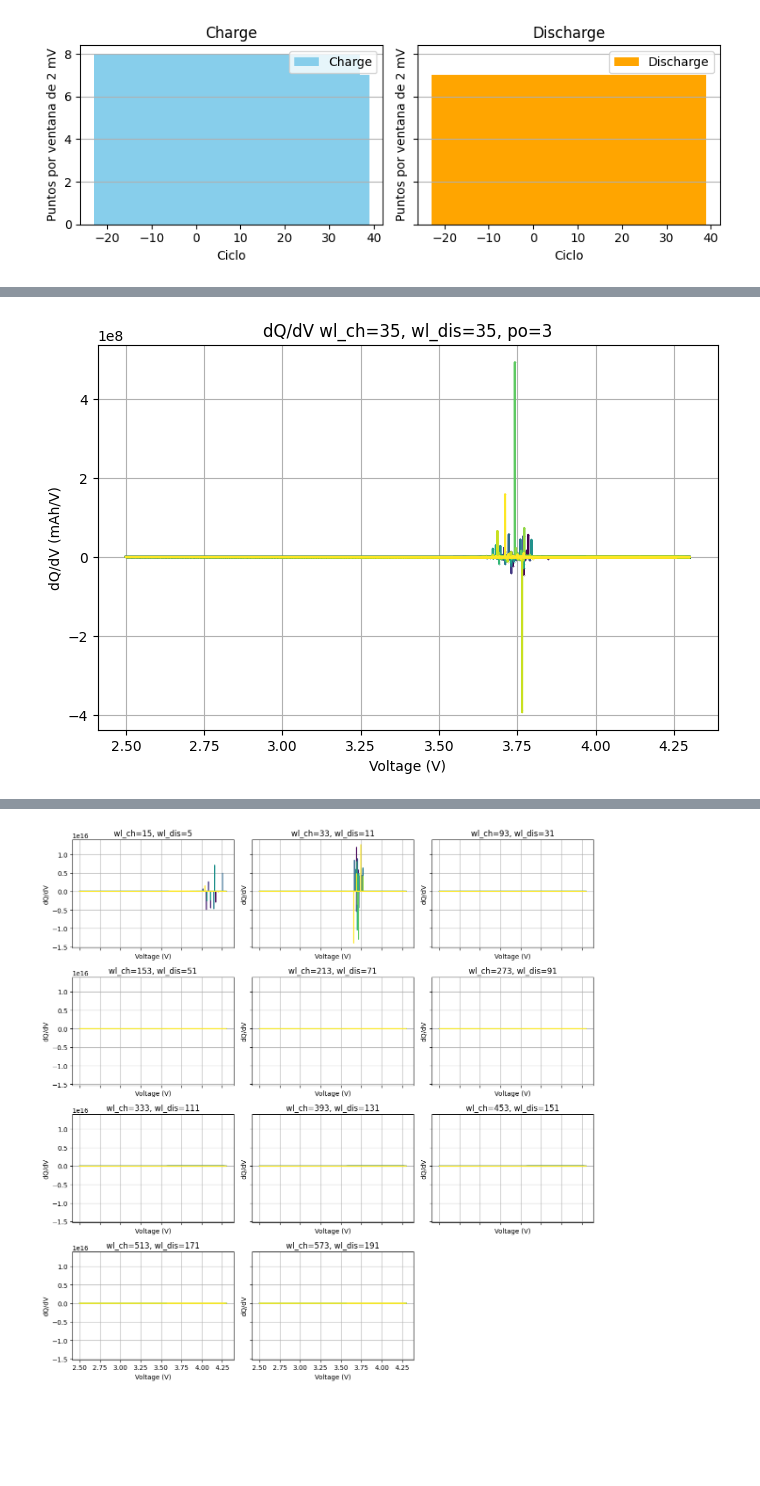
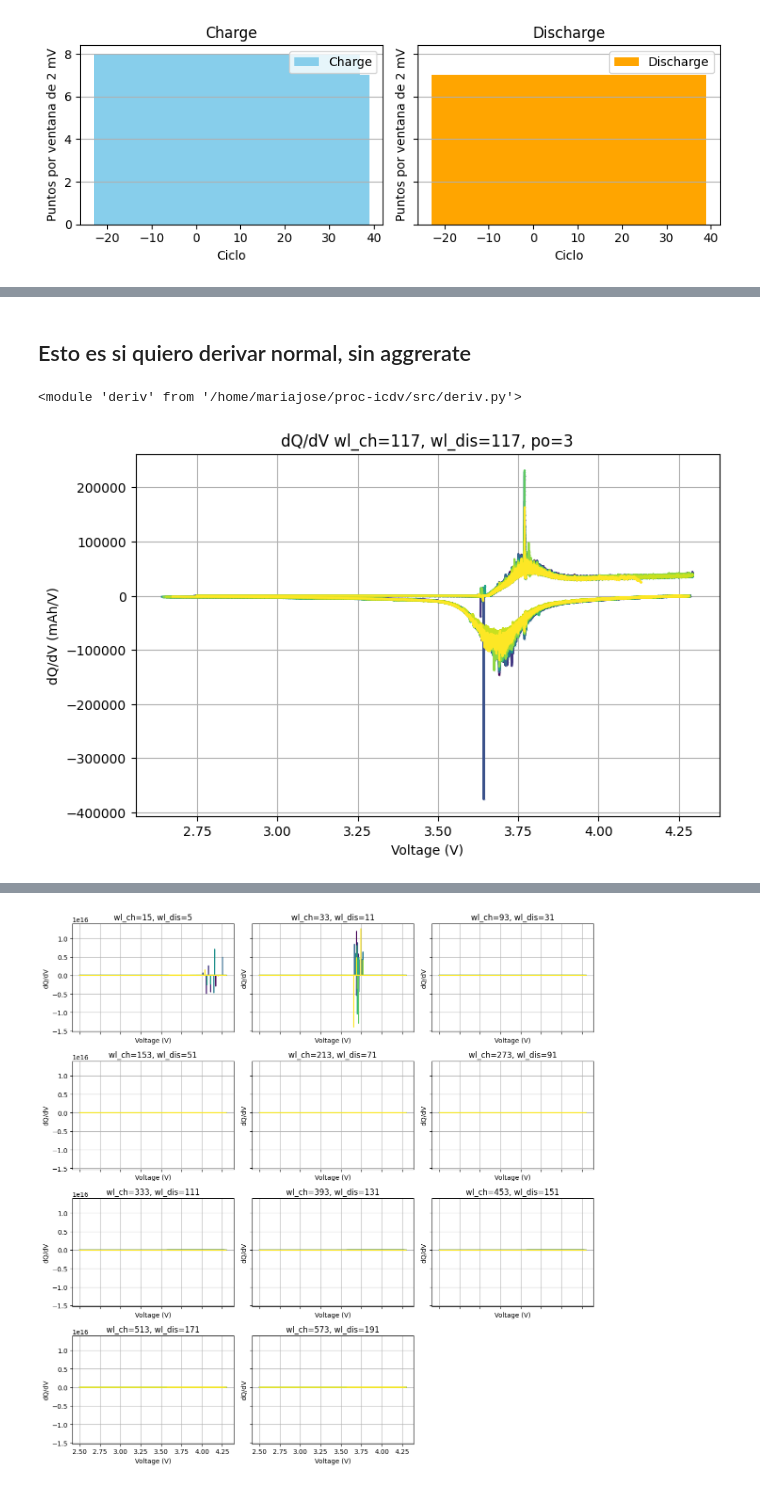
Before and after one commit to majodomenech/proc-icdv, a Jupyter notebook: notebooks/estudio14-dqdv-y-ajustes-ARBIN-nmc04.ipynb, the cells around one changed output, grey strips where cells are left out. Cells and saved outputs as stored; diff of their text form; code cells hidden in the pictures; blank space fills up the shorter version.

Commit message:
graficos para presentación uruguay

```diff
--- a/notebooks/estudio14-dqdv-y-ajustes-ARBIN-nmc04.ipynb
+++ b/notebooks/estudio14-dqdv-y-ajustes-ARBIN-nmc04.ipynb
@@ -127,0 +242,5 @@ plt.show()
+# %%
+dict_ciclos_ag_red = dr.agrupar_por_voltaje_todos(dict_ciclos_sep, n_decimales=3, metodo='mean')
+
+ciclo = 3
+grafico_QV(ciclo, dict_ciclos_ag_red[ciclo]['Ch']['V_round'][80:], dict_ciclos_ag_red[ciclo]['Ch']['agg-Q'][80:], xlim=(3.635,3.665), ylim=(-10,50))
@@ -128,6 +272,12 @@ plt.show()
+# %% [markdown]
+## Esto es si quiero derivar normal, sin aggrerate
+# %%
+reload(dr)
+# %% [output]
+<module 'deriv' from '/home/mariajose/proc-icdv/src/deriv.py'>
 # %%
 diccio_todos = {ciclo: {'Ch': df['Ch'].copy(), 'Dis': df['Dis'].copy()} for ciclo, df in dict_ciclos_sep.items()}
-diccio_todos = dr.truncar_señal(ciclos_sel_todos, diccio_todos, n_dis=60, n_ch=60)
-diccio_todos =  dr.plot_dqdV(ciclos_sel_todos, diccio_todos, wl_dis=35, wl_ch=35)
+diccio_todos = dr.truncar_señal(ciclos_sel_todos, diccio_todos, n_dis=(60,60), n_ch=(60,60))
+diccio_todos =  dr.plot_dqdV(ciclos_sel_todos, diccio_todos, wl_dis=117, wl_ch=117)
 # %% [output]
-[figure, old version]
+[figure, new version]
```
Also changed, not shown: parts of 32 cells of this notebook, 3 other files.
